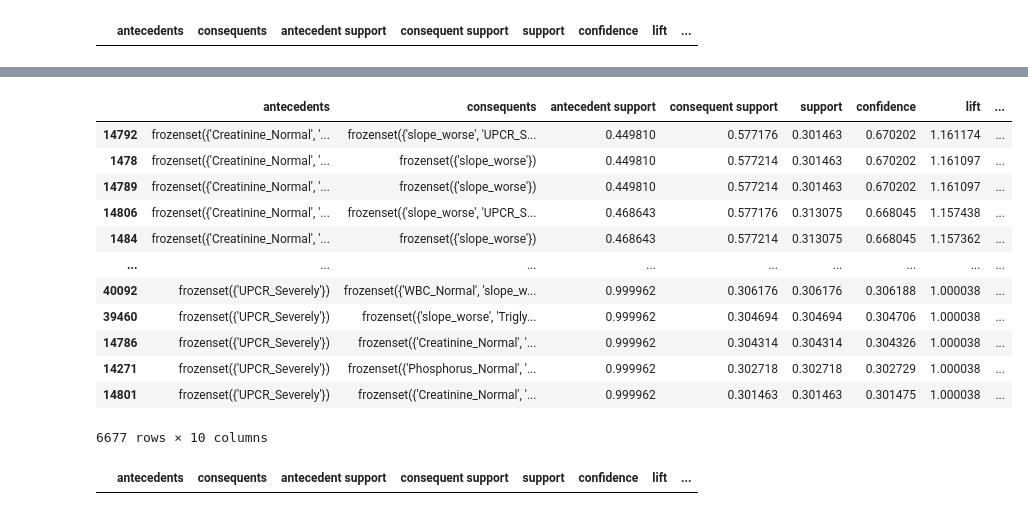
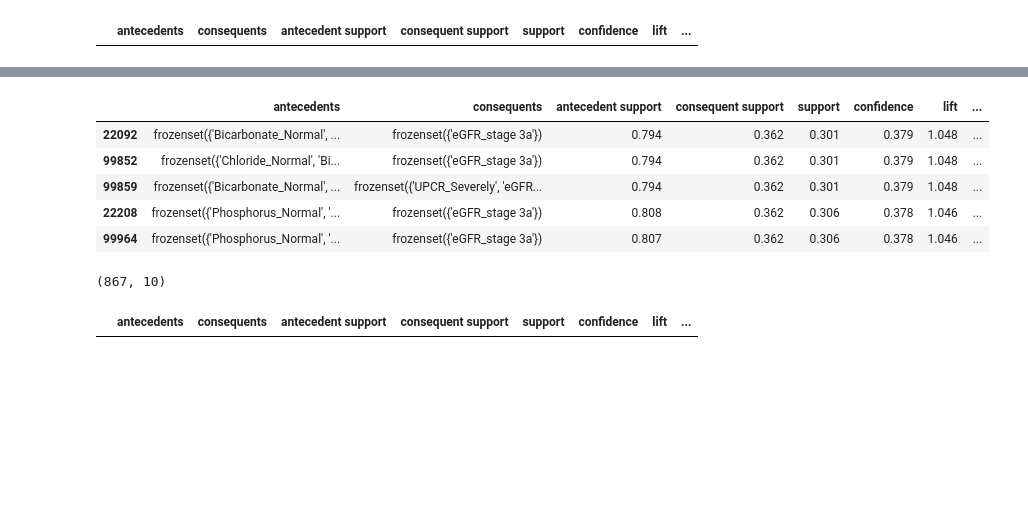
Before and after one commit to Aomaphisara/ULckdresearch2023, a Jupyter notebook: LassoRegression_Feature_Importance+Association_rule.ipynb, the cells around one changed output, grey strips where cells are left out. Cells and saved outputs as stored; diff of their text form; code cells hidden in the pictures; blank space fills up the shorter version.

```diff
--- a/LassoRegression_Feature_Importance+Association_rule.ipynb
+++ b/LassoRegression_Feature_Importance+Association_rule.ipynb
@@ -805,6 +800,6 @@ max_len = 10
 # %%
 import pandas as pd
 # อ่านไฟล์ CSV โดยไม่เอาคอลัมน์แรกเป็น index
-rules = pd.read_csv('/rules_all_0.3.csv', index_col=0, error_bad_lines=False)
-rules.head(10)
+rules = pd.read_csv('/content/drive/MyDrive/ULckdresearch2023/all_rule_new.csv', index_col=0, error_bad_lines=False)
+rules.head()
 # %% [output]
@@ -895,28 +892,25 @@ results_bun_normal
 # %%
 # We select the product and the segment we want to analyze
-targeted ='slope'
-outcome ='worse'
+targeted ='eGFR'
+outcome ='stage 3a'
 target = f"\'{targeted}_outcome_{outcome}\'"
 
 # ค้นหา 'consequents' ที่มีค่าเป็น 'BUN_Normal'
-results_bun_normal = rules[rules['consequents'].apply(lambda x: 'slope_worse' in x)].sort_values(by='confidence', ascending=False)
+results_eGFR_stage3a = rules[rules['consequents'].apply(lambda x: 'eGFR_stage 3a' in x)].sort_values(by='confidence', ascending=False)
 
 # แสดงผลลัพธ์
-results_bun_normal
+results_eGFR_stage3a.head()
 # %% [output]
 |  | antecedents | consequents | antecedent support | consequent support | support | confidence | lift | ... |
-| 14792 | frozenset({'Creatinine_Normal', '... | frozenset({'slope_worse', 'UPCR_S... | 0.449810 | 0.577176 | 0.301463 | 0.670202 | 1.161174 | ... |
-| 1478 | frozenset({'Creatinine_Normal', '... | frozenset({'slope_worse'}) | 0.449810 | 0.577214 | 0.301463 | 0.670202 | 1.161097 | ... |
-| 14789 | frozenset({'Creatinine_Normal', '... | frozenset({'slope_worse'}) | 0.449810 | 0.577214 | 0.301463 | 0.670202 | 1.161097 | ... |
-| 14806 | frozenset({'Creatinine_Normal', '... | frozenset({'slope_worse', 'UPCR_S... | 0.468643 | 0.577176 | 0.313075 | 0.668045 | 1.157438 | ... |
-| 1484 | frozenset({'Creatinine_Normal', '... | frozenset({'slope_worse'}) | 0.468643 | 0.577214 | 0.313075 | 0.668045 | 1.157362 | ... |
-| ... | ... | ... | ... | ... | ... | ... | ... | ... |
-| 40092 | frozenset({'UPCR_Severely'}) | frozenset({'WBC_Normal', 'slope_w... | 0.999962 | 0.306176 | 0.306176 | 0.306188 | 1.000038 | ... |
-| 39460 | frozenset({'UPCR_Severely'}) | frozenset({'slope_worse', 'Trigly... | 0.999962 | 0.304694 | 0.304694 | 0.304706 | 1.000038 | ... |
-| 14786 | frozenset({'UPCR_Severely'}) | frozenset({'Creatinine_Normal', '... | 0.999962 | 0.304314 | 0.304314 | 0.304326 | 1.000038 | ... |
-| 14271 | frozenset({'UPCR_Severely'}) | frozenset({'Phosphorus_Normal', '... | 0.999962 | 0.302718 | 0.302718 | 0.302729 | 1.000038 | ... |
-| 14801 | frozenset({'UPCR_Severely'}) | frozenset({'Creatinine_Normal', '... | 0.999962 | 0.301463 | 0.301463 | 0.301475 | 1.000038 | ... |
+| 22092 | frozenset({'Bicarbonate_Normal', ... | frozenset({'eGFR_stage 3a'}) | 0.794 | 0.362 | 0.301 | 0.379 | 1.048 | ... |
+| 99852 | frozenset({'Chloride_Normal', 'Bi... | frozenset({'eGFR_stage 3a'}) | 0.794 | 0.362 | 0.301 | 0.379 | 1.048 | ... |
+| 99859 | frozenset({'Bicarbonate_Normal', ... | frozenset({'UPCR_Severely', 'eGFR... | 0.794 | 0.362 | 0.301 | 0.379 | 1.048 | ... |
+| 22208 | frozenset({'Phosphorus_Normal', '... | frozenset({'eGFR_stage 3a'}) | 0.808 | 0.362 | 0.306 | 0.378 | 1.046 | ... |
+| 99964 | frozenset({'Phosphorus_Normal', '... | frozenset({'eGFR_stage 3a'}) | 0.807 | 0.362 | 0.306 | 0.378 | 1.046 | ... |
-6677 rows × 10 columns
+# %%
+results_eGFR_stage3a.shape
+# %% [output]
+(867, 10)
 # %%
 # We select the product and the segment we want to analyze
 targeted ='eGFR'
```
Also changed, not shown: parts of 28 cells of this notebook.
